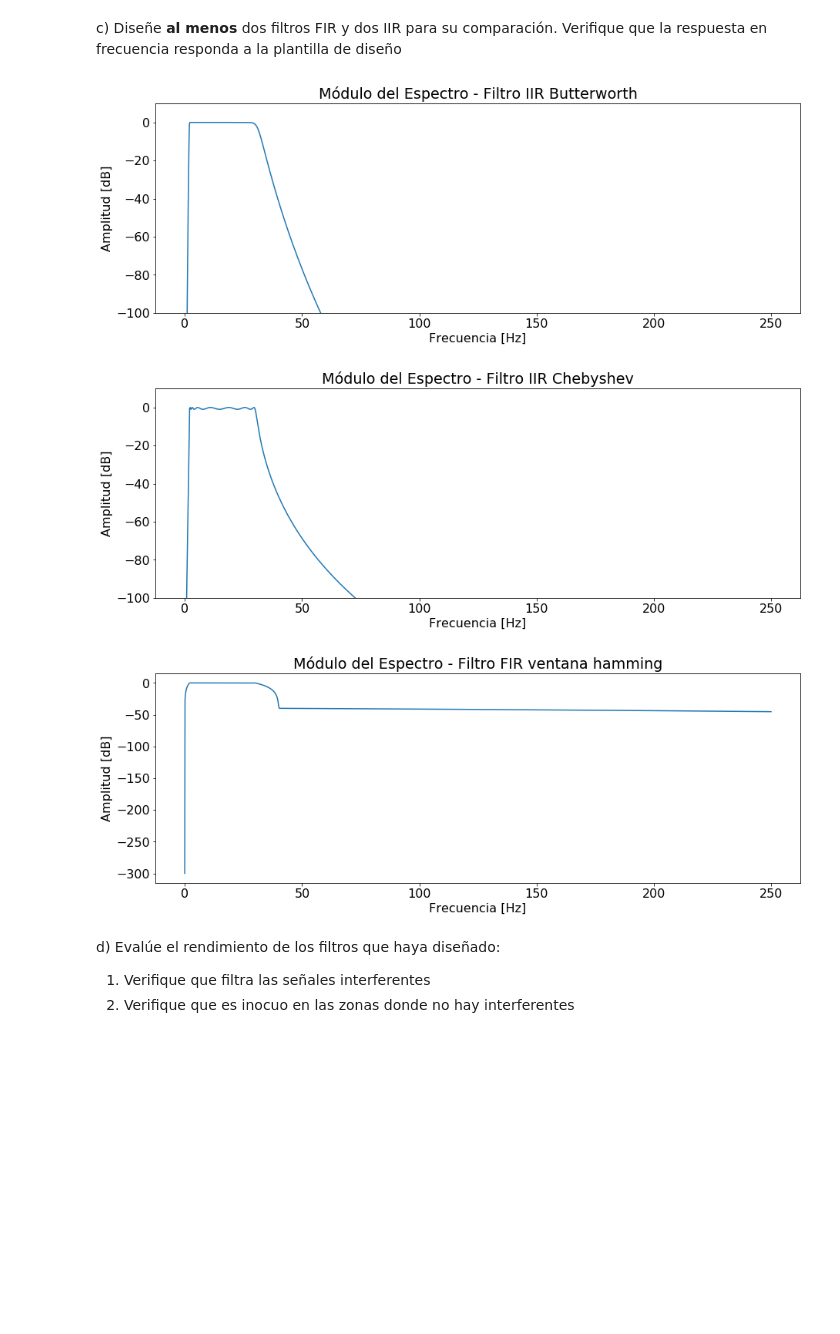
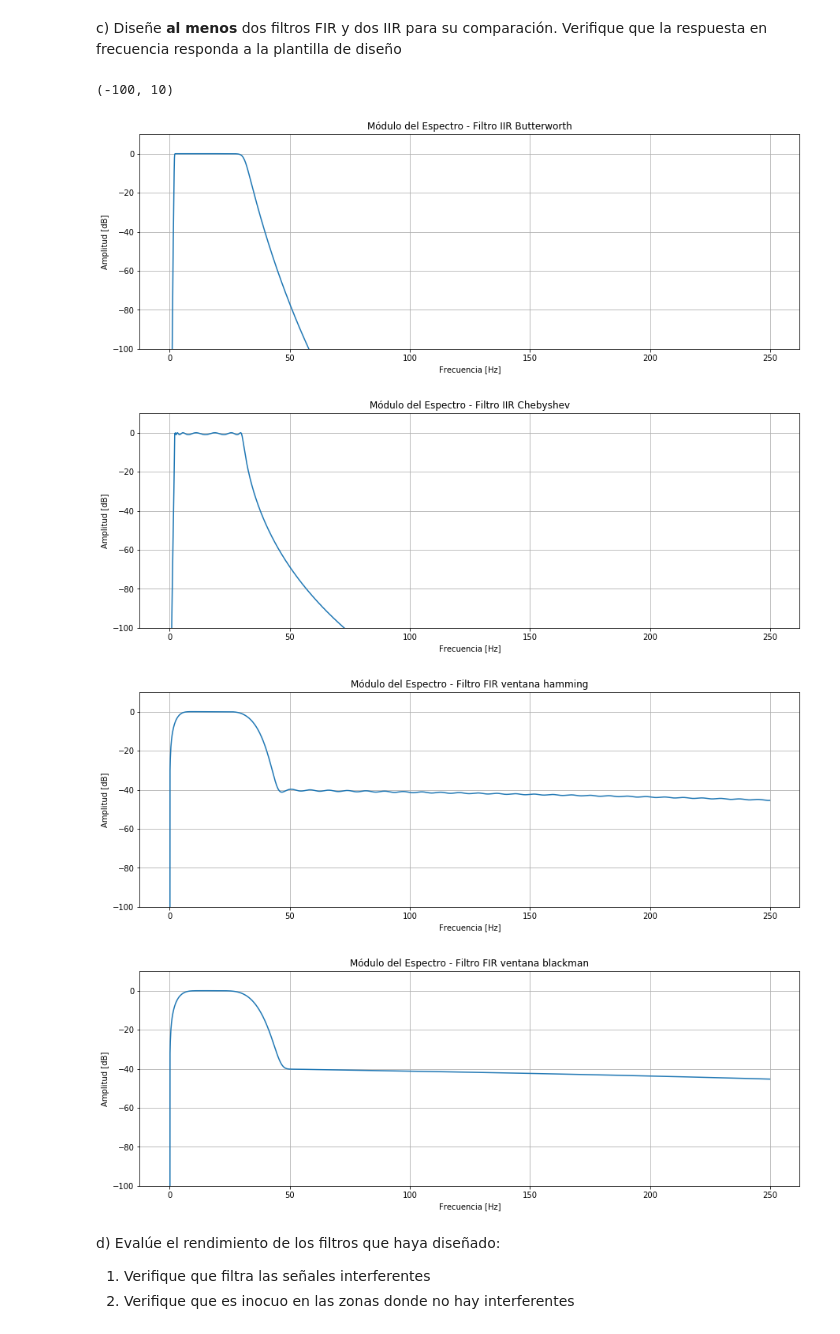
Before and after one commit to Sidorczuk/DSP, a Jupyter notebook: TP4-Filtrado.ipynb, the cells around one changed output. Cells and saved outputs as stored; diff of their text form; code cells hidden in the pictures; blank space fills up the shorter version.

```diff
--- a/TP4-Filtrado.ipynb
+++ b/TP4-Filtrado.ipynb
@@ -175,40 +201,49 @@ fny = fs/2
 Ts = 1/fs
 rad2f = fny/np.pi
 
 fs0 = 0.1 # fin de la banda de detenida 0
 fc0 = 2 # comienzo de la banda de paso
 fc1 = 30 # fin de la banda de paso
 fs1 = 40# comienzo de la banda de detenida 1
 paso = np.array([fc0,fc1]) / fny
 stop = np.array([fs0,fs1]) / fny
 puntos = 4096
 fac = puntos/2
 
 ############  Filtro IIR  Butterworth ####################
 sosB = sig.iirdesign(paso,stop,1,40,ftype='butter',output='sos')
 w1,h1 = sig.sosfreqz(sosB,puntos)
 h1[0] = h1[4095]
-myf.PrintModule(w*rad2f,h1*fac,0,puntos/2,15,5,'Filtro IIR Butterworth','plot','log')
+myf.PrintModule(w1*rad2f,h1*fac,0,puntos/2,15,5,'Filtro IIR Butterworth','plot','log')
 plt.ylim(-100,10)
 
 ############  Filtro IIR  Chebyshev ####################
 sosCh = sig.iirdesign(paso,stop,1,40,ftype='cheby1',output='sos')
 w2,h2 = sig.sosfreqz(sosCh,puntos)
 h2[0] = h2[4095]
-myf.PrintModule(w*rad2f,h2*fac,0,puntos/2,15,5,'Filtro IIR Chebyshev','plot','log')
+myf.PrintModule(w2*rad2f,h2*fac,0,puntos/2,15,5,'Filtro IIR Chebyshev','plot','log')
 plt.ylim(-100,10)
 
-############## FIR ventana hamming ######################
+################   FIR   ##############################
 freq = np.array([0,fs0,fc0,fc1,fs1,fny])/fny
 gain = np.array([0,0.01,1,1,0.01,0])
 numtaps = 256
-FIRcoef = sig.firwin2(puntos+1, freq, gain, window='hamming', antisymmetric=True)
+############## FIR ventana hamming ######################
+FIRcoef = sig.firwin2(numtaps+1, freq, gain, window='hamming', antisymmetric=True)
 w3,h3 = sig.freqz(FIRcoef,worN=puntos)
 myf.PrintModule(w3*rad2f,h3*fac,0,puntos/2,15,5,'Filtro FIR ventana hamming','plot','log')
+plt.ylim(-100,10)
+############## FIR ventana blackman ######################
+FIRcoef = sig.firwin2(numtaps+1, freq, gain, window='blackman', antisymmetric=True)
+w4,h4 = sig.freqz(FIRcoef,worN=puntos)
+myf.PrintModule(w4*rad2f,h4*fac,0,puntos/2,15,5,'Filtro FIR ventana blackman','plot','log')
+plt.ylim(-100,10)
 # %% [output]
+(-100, 10)
-[figure, old version]
+[figure, new version]
-[figure, old version]
+[figure, new version]
-[figure, old version]
+[figure, new version]
+[figure, added]
 # %% [markdown]
 d) Evalúe el rendimiento de los filtros que haya diseñado:
 
```
Also changed, not shown: parts of 5 cells of this notebook, 2 other files.
